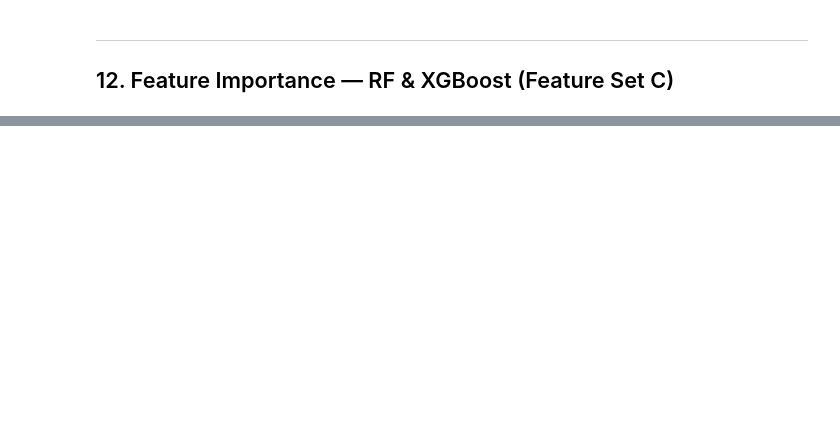
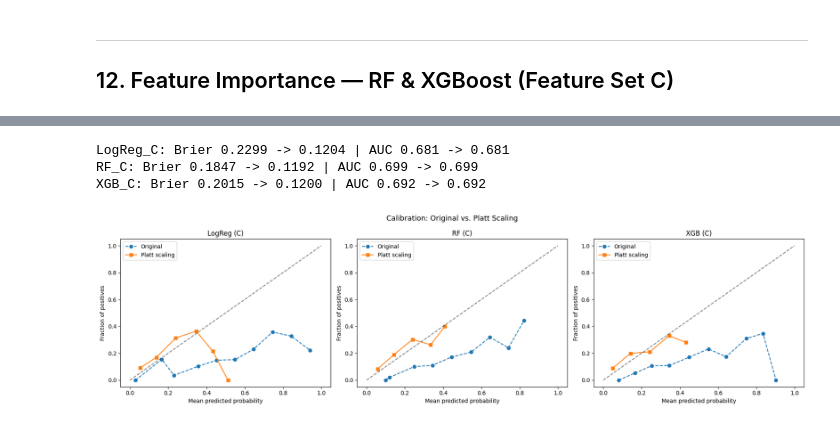
Before and after one commit to tina-ytyuan/SP26_IDS705_ML_Project, a Jupyter notebook: code/trees_updated.ipynb, the cells around one changed output, grey strips where cells are left out. Cells and saved outputs as stored; diff of their text form; code cells hidden in the pictures; blank space fills up the shorter version.

```diff
--- a/code/trees_updated.ipynb
+++ b/code/trees_updated.ipynb
@@ -351,0 +631,61 @@ plt.tight_layout(); plt.show()
+# %%
+from sklearn.linear_model import LogisticRegression
+
+calibrated_models = {}
+
+for label, key in [
+    ("LogReg_C", "LogReg_C"),
+    ("RF_C", "RF_C"),
+    ("XGB_C", "XGB_C"),
+]:
+    # Get raw probabilities
+    val_probs = stored[key]["model"].predict_proba(stored[key]["X_val"])[:, 1]
+    test_probs = stored[key]["model"].predict_proba(
+        stored[key]["X_test"])[:, 1]
+
+    # Platt scaling: fit logistic regression on val probabilities
+    platt = LogisticRegression()
+    platt.fit(val_probs.reshape(-1, 1), y_val)
+    y_prob_cal = platt.predict_proba(test_probs.reshape(-1, 1))[:, 1]
+
+    brier_orig = brier_score_loss(y_test, test_probs)
+    brier_cal = brier_score_loss(y_test, y_prob_cal)
+    auc_orig = roc_auc_score(y_test, test_probs)
+    auc_cal = roc_auc_score(y_test, y_prob_cal)
+
+    calibrated_models[f"{key}_platt"] = {"y_prob": y_prob_cal}
+    print(f"{label}: Brier {brier_orig:.4f} -> {brier_cal:.4f} | AUC {auc_orig:.3f} -> {auc_cal:.3f}")
+# %% [output]
+LogReg_C: Brier 0.2299 -> 0.1204 | AUC 0.681 -> 0.681
+RF_C: Brier 0.1847 -> 0.1192 | AUC 0.699 -> 0.699
+XGB_C: Brier 0.2015 -> 0.1200 | AUC 0.692 -> 0.692
+# %%
+fig, axes = plt.subplots(1, 3, figsize=(18, 5))
+
+for ax, (label, key) in zip(axes, [
+    ("LogReg (C)", "LogReg_C"),
+    ("RF (C)", "RF_C"),
+    ("XGB (C)", "XGB_C"),
+]):
+    # Original
+    y_prob_orig = stored[key]["model"].predict_proba(
+        stored[key]["X_test"])[:, 1]
+    frac, mean = calibration_curve(y_test, y_prob_orig, n_bins=10)
+    ax.plot(mean, frac, "o--", label="Original")
+
+    # Platt scaling
+    y_prob_cal = calibrated_models[f"{key}_platt"]["y_prob"]
+    frac, mean = calibration_curve(y_test, y_prob_cal, n_bins=10)
+    ax.plot(mean, frac, "s-", label="Platt scaling")
+
+    ax.plot([0, 1], [0, 1], "k--", alpha=0.5)
+    ax.set_title(label)
+    ax.set_xlabel("Mean predicted probability")
+    ax.set_ylabel("Fraction of positives")
+    ax.legend()
+
+plt.suptitle("Calibration: Original vs. Platt Scaling", fontsize=13)
+plt.tight_layout()
+plt.show()
+# %% [output]
+[figure, added]
```
Also changed, not shown: parts of 30 cells of this notebook, 21 other files.
